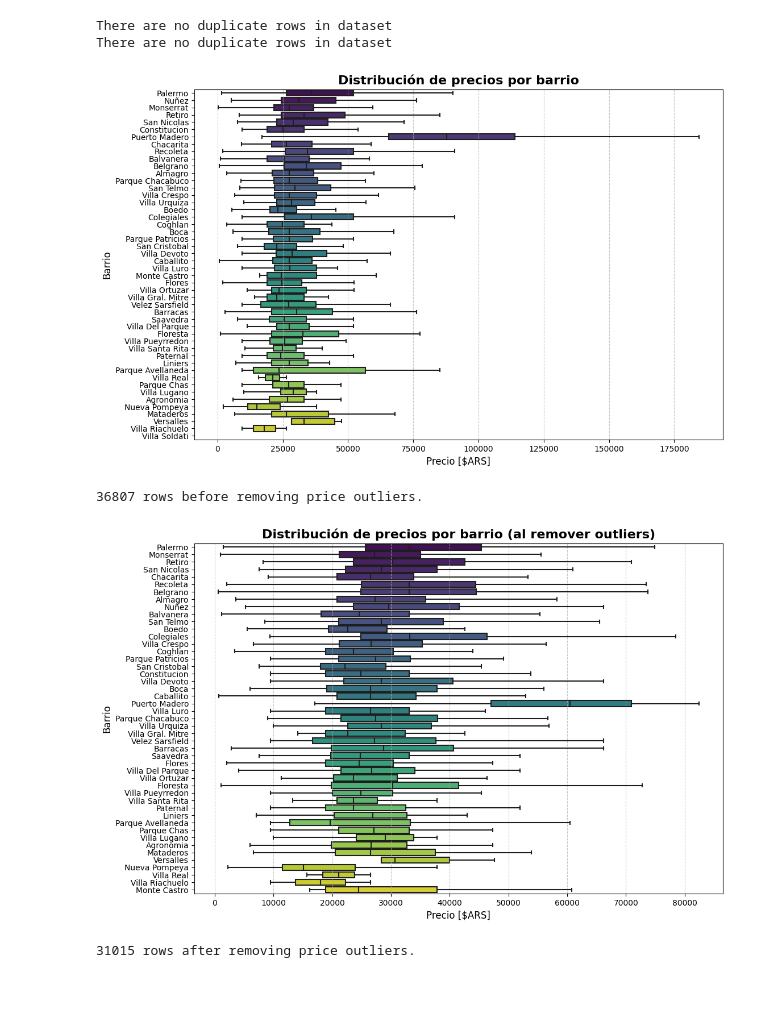
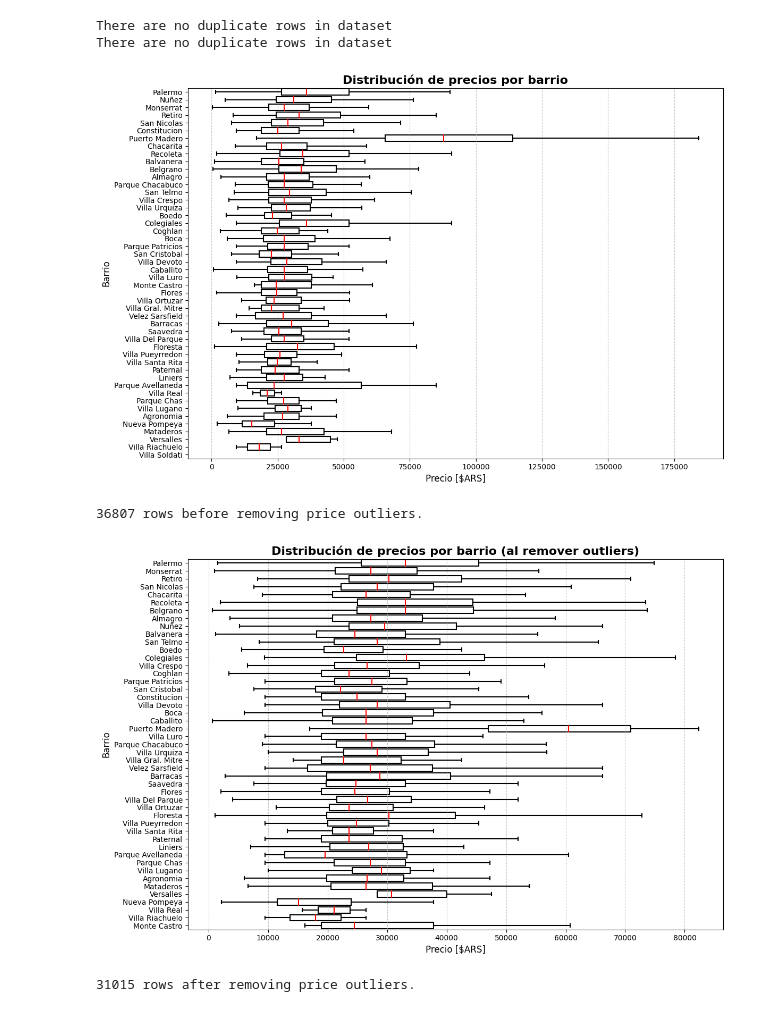
Before and after one commit to rgomezkiss/infovis-airbnb, a Jupyter notebook: preprocessing/preprocessing.ipynb, the cells around one changed output. Drawn from its saved outputs; the diff is of its cells as text; code cells hidden in the pictures.

```diff
--- a/preprocessing/preprocessing.ipynb
+++ b/preprocessing/preprocessing.ipynb
@@ -24,14 +24,18 @@ def plotBoxPlotPrice(dataset, title):
         data=dataset,
         x="price",
         y="neighbourhood",
-        showfliers=False,  # Opcional: Oculta los valores atípicos para mayor claridad
-        palette="viridis"
+        showfliers=False,
+        boxprops=dict(facecolor="white", edgecolor="black"),
+        whiskerprops=dict(color="black"),
+        capprops=dict(color="black"),
+        medianprops=dict(color="red"),
     )
 
     plt.title(title, fontsize=16, weight="bold")
     plt.xlabel("Precio [$ARS]", fontsize=12)
     plt.ylabel("Barrio", fontsize=12)
 
+    plt.tight_layout()
     plt.yticks(fontsize=10)
     plt.grid(axis="x", linestyle="--", alpha=0.7)
     plt.show()
@@ -45,6 +49,19 @@ def remove_outliers(df, columns, FACTOR=1.5):
         upper_bound = Q3 + FACTOR * IQR
         df = df[(df[col] >= lower_bound) & (df[col] <= upper_bound)]
     return df
+
+def remove_outliers_detailed(df, columns, FACTOR=1.5):
+    for col in columns:
+        df[col] = pd.to_numeric(df[col], errors='coerce')
+        df = df.dropna(subset=[col])
+
+        Q1 = df[col].quantile(0.25)
+        Q3 = df[col].quantile(0.75)
+        IQR = Q3 - Q1
+        lower_bound = Q1 - FACTOR * IQR
+        upper_bound = Q3 + FACTOR * IQR
+        df = df[(df[col] >= lower_bound) & (df[col] <= upper_bound)]
+    return df
 # %%
 data.info()
 # %% [output]
@@ -97,16 +114,16 @@ FACTOR = 1.5
 # %%
 plotBoxPlotPrice(data, "Distribución de precios por barrio")
 print(f"{len(data)} rows before removing price outliers.")
 
 data = remove_outliers(data, columns_to_check_outliers, FACTOR)
-#data_detailed = remove_outliers(data_detailed, columns_to_check_outliers, FACTOR)
+data_detailed = remove_outliers_detailed(data_detailed, columns_to_check_outliers, FACTOR)
 
 plotBoxPlotPrice(data, "Distribución de precios por barrio (al remover outliers)")
 print(f"{len(data)} rows after removing price outliers.")
 # %% [output]
-[figure, old version]
+[figure, new version]
 36807 rows before removing price outliers.
-[figure, old version]
+[figure, new version]
 31015 rows after removing price outliers.
 # %%
 data.to_csv("./output/listings_filtrado.csv")
```
Also changed, not shown: parts of 1 cell of this notebook, 6 other files.
